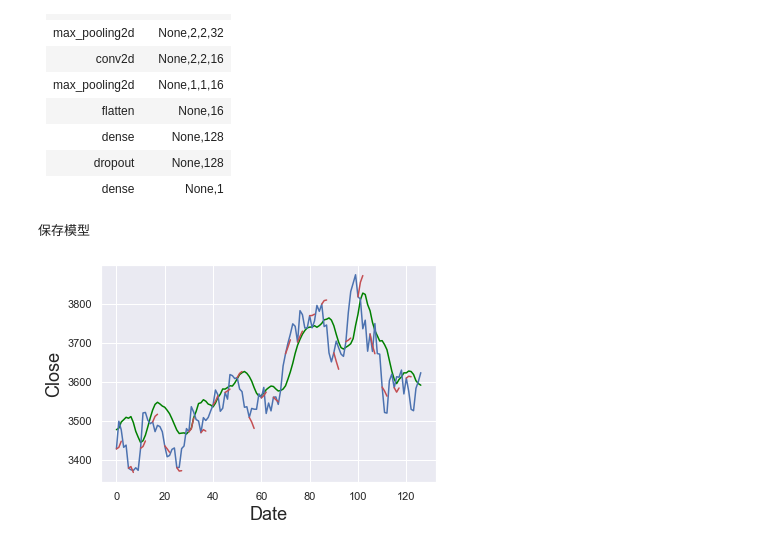
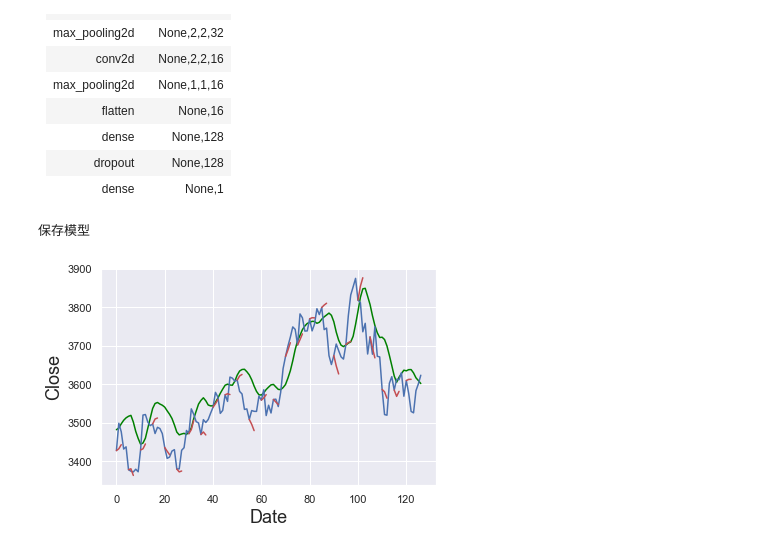
Before and after one commit to sjchasel/stock_prediction, a Jupyter notebook: 深度学习模型/cnn.ipynb, the cells around one changed output. Cells and saved outputs as stored; diff of their text form; code cells hidden in the pictures.

```diff
--- a/深度学习模型/cnn.ipynb
+++ b/深度学习模型/cnn.ipynb
@@ -228,6 +228,7 @@ def train_model(epoch, train_dataLoader, test_dataLoader):
             total_train_loss += loss.item()
             total_train_num += x_num
         train_loss = total_train_loss / total_train_num
+        train_loss_list.append(train_loss)
         for x, y in test_dataLoader:
             x_num = len(x)
             p = model(x)
@@ -238,6 +239,7 @@ def train_model(epoch, train_dataLoader, test_dataLoader):
             total_test_loss += loss.item()
             total_test_num += x_num
         test_loss = total_test_loss / total_test_num
+        test_loss_list.append(test_loss)
 
         # early stop
         if best_loss > test_loss:
@@ -254,6 +256,7 @@ def train_model(epoch, train_dataLoader, test_dataLoader):
             #print(best_model.state_dict())
             break
 # %%
+
 def test_model(test_dataLoader_):
     pred = []
     label = []
@@ -273,7 +276,7 @@ def test_model(test_dataLoader_):
         label.extend(y.tolist())
     test_loss = total_test_loss / total_test_num
     # print('##', len(pred), len(label))
-    return pred, label, test_loss
+    return pred, label,test_loss, test_loss_list
 # %%
 def plot_img(data, pred):
     # plt.figure(figsize=(18, 9))
@@ -288,40 +291,42 @@ def plot_img(data, pred):
     plt.show()
 # %%
 if __name__ == '__main__':
+    test_loss_list = []
+    train_loss_list = []
     # 参数
     days_num = 5
-    epoch = 20
+    epoch = 200
     fea = 5
     batch_size = 20
-    early_stop = 5
+    early_stop = 3
 
     # 初始化模型
     model = CNNmodel()
 
     # 数据处理部分
     GD = GetData()
     train_x, test_x, train_y, test_y = GD.process_data()
     # print(x_train)
     x_train = torch.tensor(x_train).float()
     x_test = torch.tensor(x_test).float()
     y_train = torch.tensor(y_train).float()
     y_test = torch.tensor(y_test).float()
     train_data = TensorDataset(x_train, y_train)
     train_dataLoader = DataLoader(train_data, batch_size=batch_size)
     test_data = TensorDataset(x_test, y_test)
     test_dataLoader = DataLoader(test_data, batch_size=batch_size)
 
 
     # 损失函数和优化器
     loss_func = nn.MSELoss()
     optimizer = optim.Adam(model.parameters(), lr=0.001)
     train_model(epoch, train_dataLoader, test_dataLoader)
-    p, y, test_loss = test_model(test_dataLoader)
+    p, y, test_loss, test_loss_list = test_model(test_dataLoader)
 
     # 画图
     pred = [ele * (GD.close_max - GD.close_min) + GD.close_min for ele in p]
     data = [ele * (GD.close_max - GD.close_min) + GD.close_min for ele in y]
     plot_img(data, pred)
 # %% [output]
 保存模型
-[figure, old version]
+[figure, new version]
```
Also changed, not shown: parts of 2 cells of this notebook, 7 other files.
